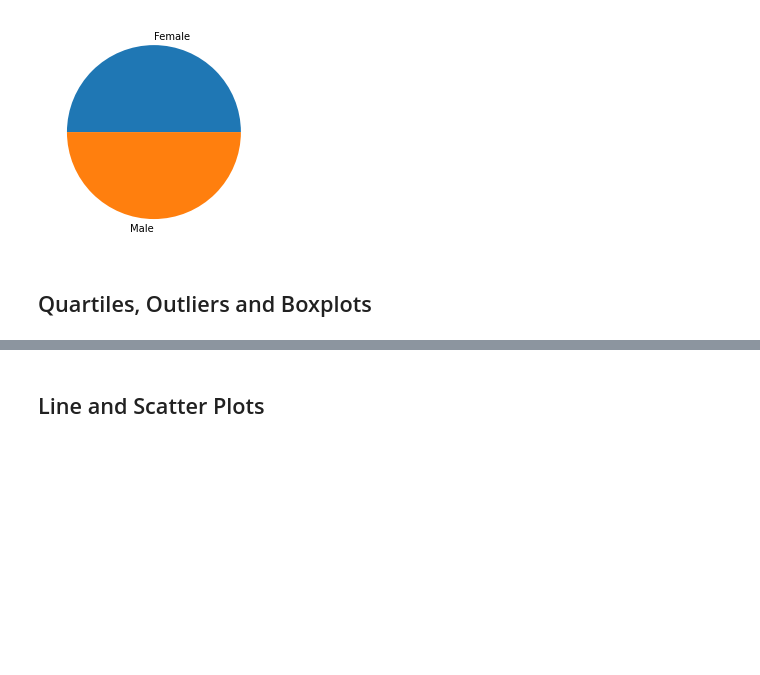
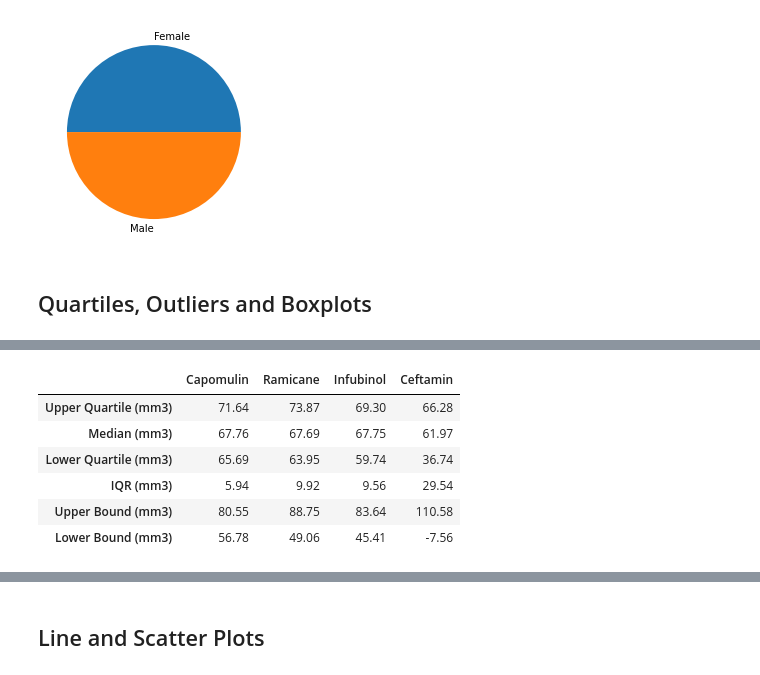
Before and after one commit to Zachariassis/Matplotlib-challenge, a Jupyter notebook: pymaceuticals_starter.ipynb, the cells around one changed output, grey strips where cells are left out. Cells and saved outputs as stored; diff of their text form; code cells hidden in the pictures; blank space fills up the shorter version.

```diff
--- a/pymaceuticals_starter.ipynb
+++ b/pymaceuticals_starter.ipynb
@@ -195,3 +235,13 @@ plot=plt.pie(sex_df["Sex"].tolist(),labels=sex_df["Sex"].index)
+# %%
+quart_data_tot
+# %% [output]
+|  | Capomulin | Ramicane | Infubinol | Ceftamin |
+| Upper Quartile (mm3) | 71.64 | 73.87 | 69.30 | 66.28 |
+| Median (mm3) | 67.76 | 67.69 | 67.75 | 61.97 |
+| Lower Quartile (mm3) | 65.69 | 63.95 | 59.74 | 36.74 |
+| IQR (mm3) | 5.94 | 9.92 | 9.56 | 29.54 |
+| Upper Bound (mm3) | 80.55 | 88.75 | 83.64 | 110.58 |
+| Lower Bound (mm3) | 56.78 | 49.06 | 45.41 | -7.56 |
 # %%
 # Put treatments into a list for for loop (and later for plot labels)
 
```
Also changed, not shown: parts of 6 cells of this notebook.
